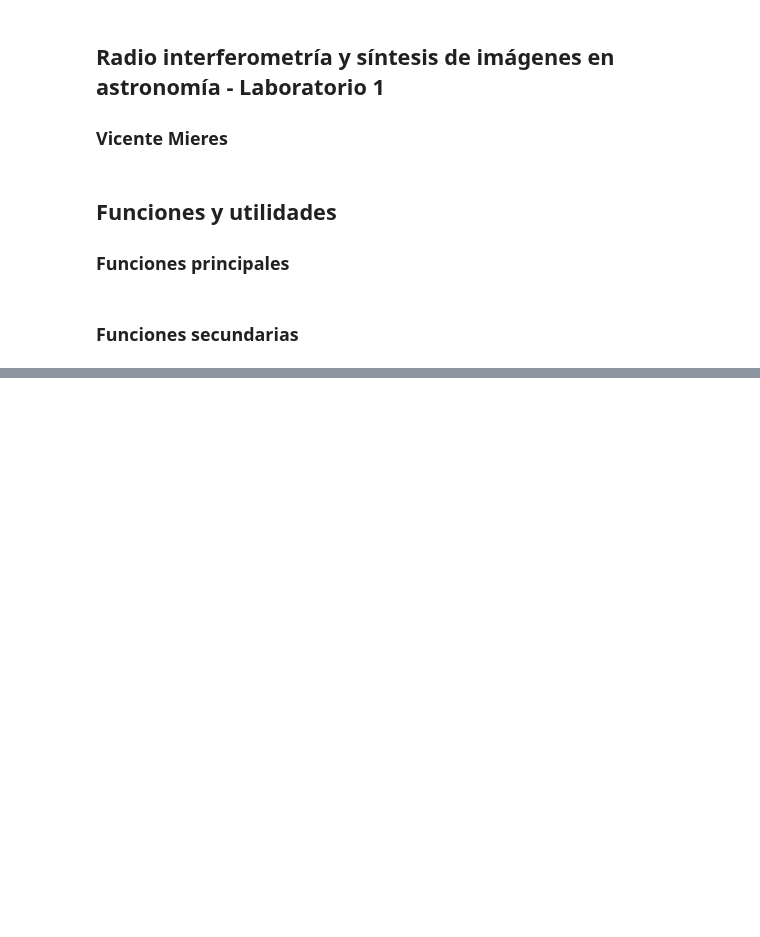
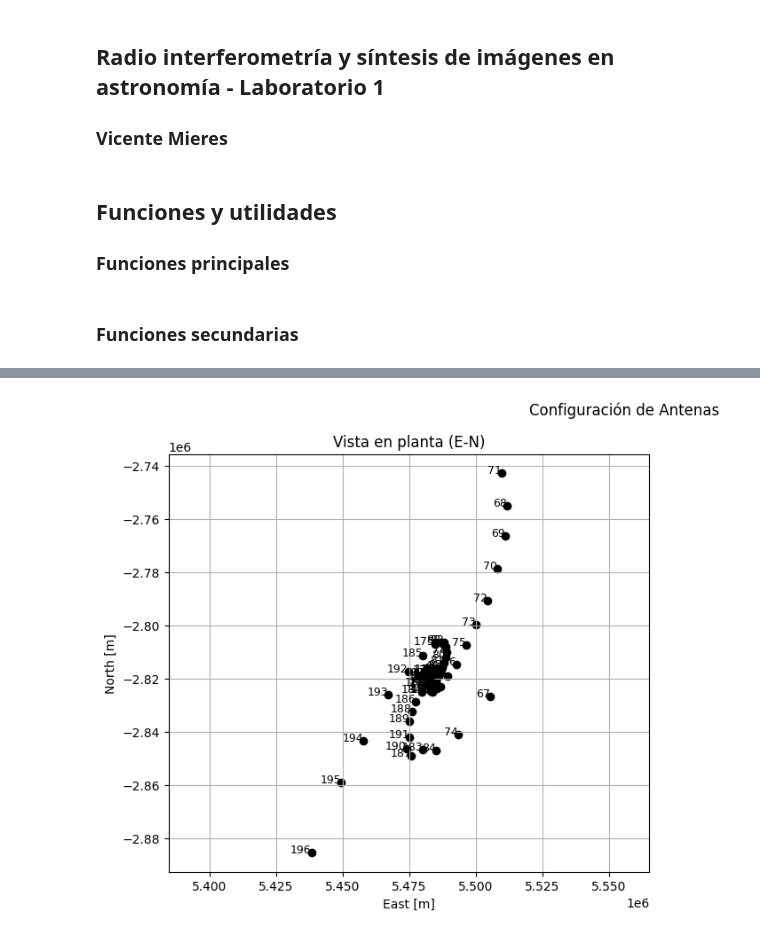
Before and after one commit to Mieres7/RadioInterferometry, a Jupyter notebook: lab1/laboratory1.ipynb, the cells around one changed output, grey strips where cells are left out. Cells and saved outputs as stored; diff of their text form; code cells hidden in the pictures; blank space fills up the shorter version.

```diff
--- a/lab1/laboratory1.ipynb
+++ b/lab1/laboratory1.ipynb
@@ -301,0 +463,4 @@ array([[   85.25391699,   426.2418285 ,   130.80698674],
+# %%
+plot_antennas(enu.T)
+# %% [output]
+[figure, added]
```
Also changed, not shown: parts of 3 cells of this notebook, 2 other files.
